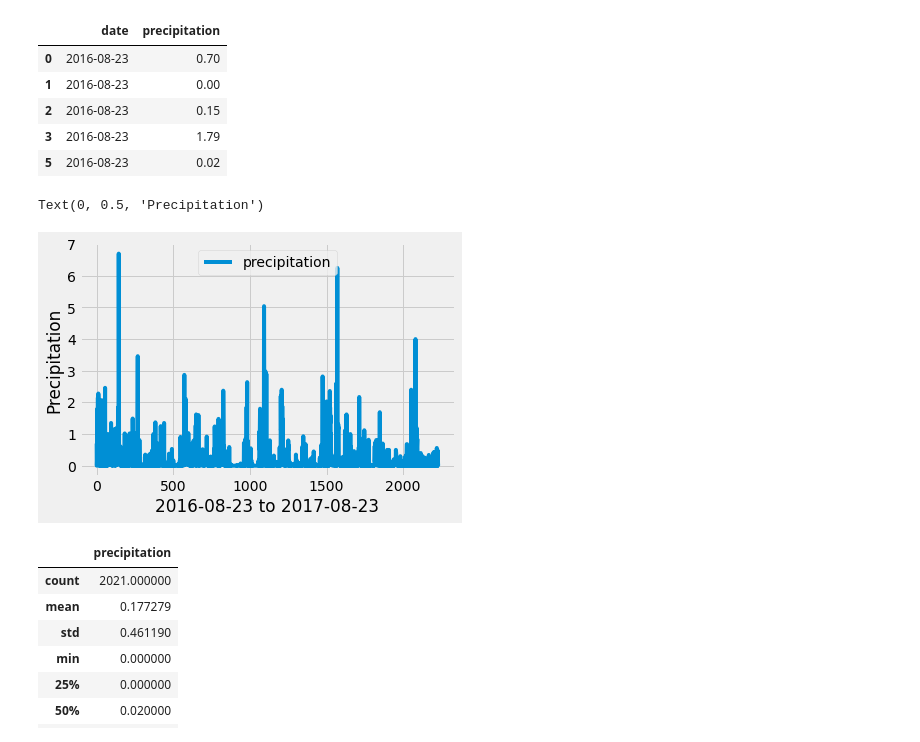
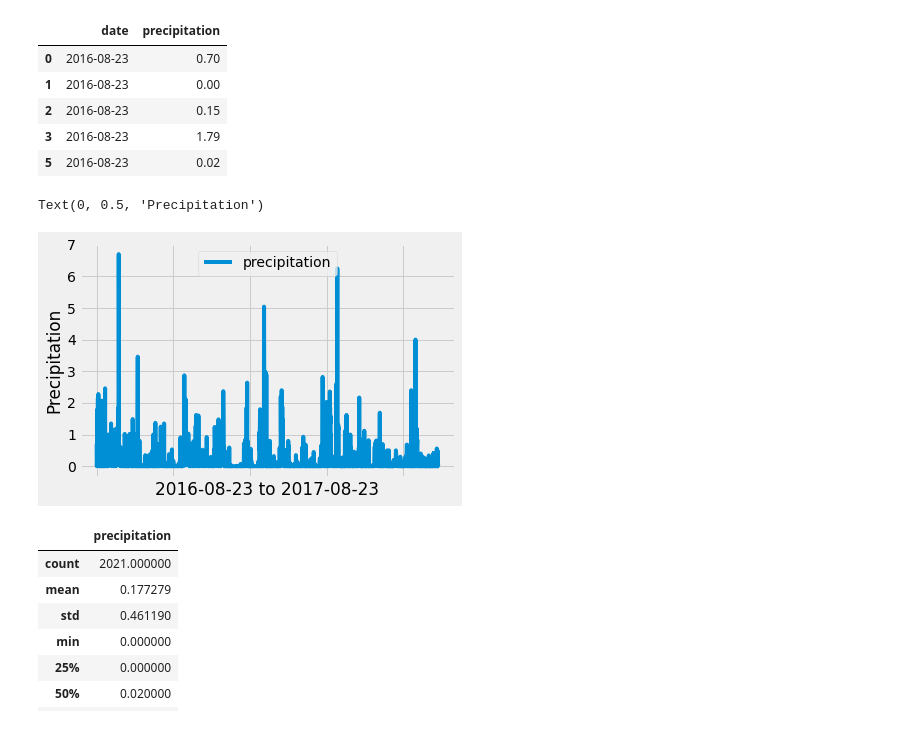
Before and after one commit to sabrinawjo/Sqlalchemy_challenge, a Jupyter notebook: climate_starter.ipynb, the cells around one changed output. Drawn from its saved outputs; the diff is of its cells as text; code cells hidden in the pictures.

```diff
--- a/climate_starter.ipynb
+++ b/climate_starter.ipynb
@@ -88,11 +101,12 @@ sort_df.head()
 # %%
 # Use Pandas Plotting with Matplotlib to plot the data
 sort_df.plot()
 plt.xlabel("2016-08-23 to 2017-08-23")
+plt.xticks(visible = False)
 plt.ylabel("Precipitation")
 # %% [output]
 Text(0, 0.5, 'Precipitation')
-[figure, old version]
+[figure, new version]
 # %%
 # Use Pandas to calcualte the summary statistics for the precipitation data
 sort_df.describe()
```
Also changed, not shown: parts of 5 cells of this notebook.
